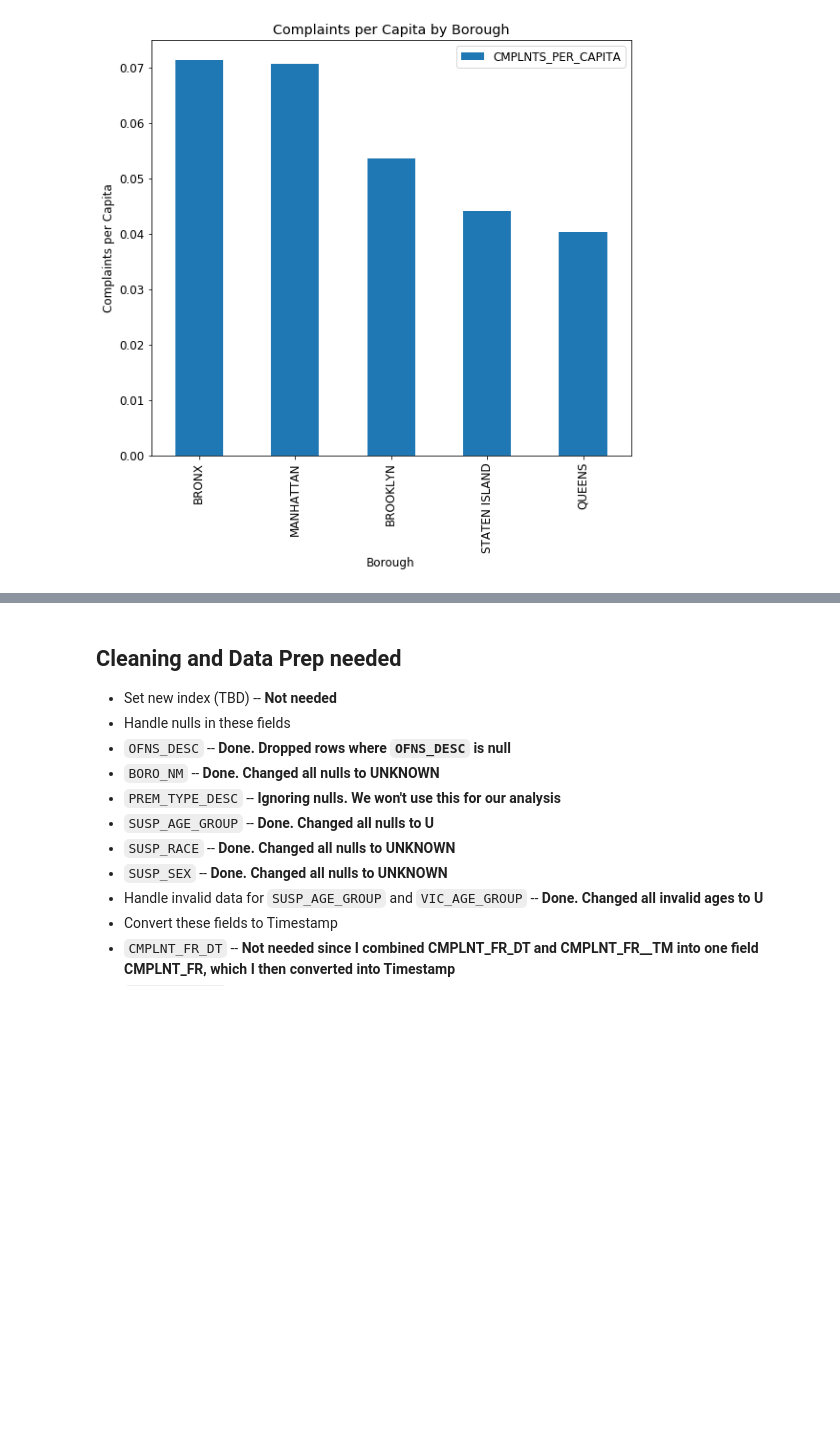
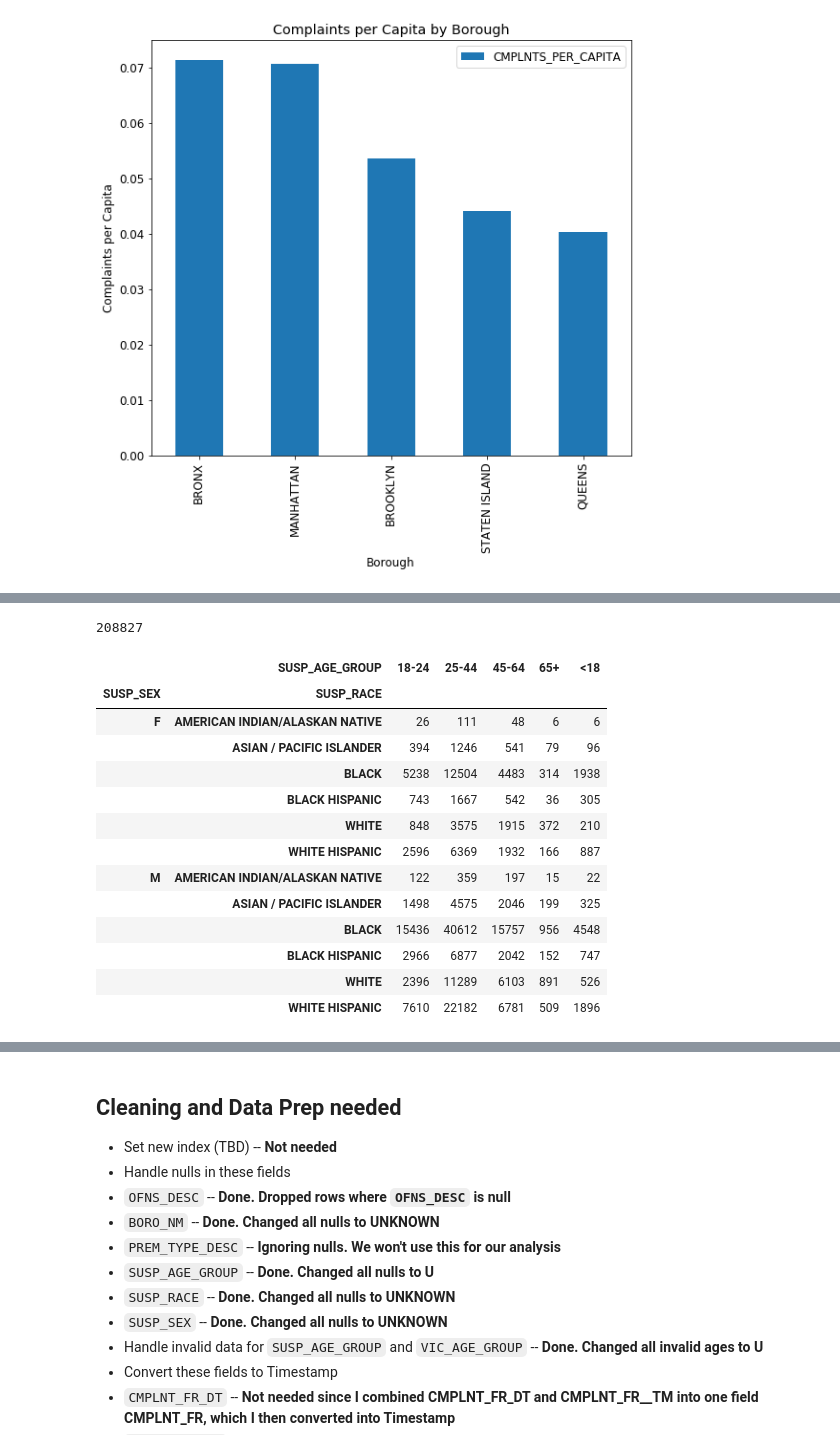
Before and after one commit to gpaet05/nypd-complaints, a Jupyter notebook: eda.ipynb, the cells around one changed output, grey strips where cells are left out. Cells and saved outputs as stored; diff of their text form; code cells hidden in the pictures; blank space fills up the shorter version.

```diff
--- a/eda.ipynb
+++ b/eda.ipynb
@@ -1251,0 +1289,4 @@ nypd.hist();
+# %%
+susp_demo = nypd[(nypd['SUSP_SEX'] != 'U') & \
+                 (nypd['SUSP_RACE'] != 'UNKNOWN') & \
+                 (nypd['SUSP_AGE_GROUP'] != 'UNKNOWN')].copy()
@@ -1251,0 +1299,5 @@ nypd.hist();
+# %%
+susp_grouped_demo = susp_demo.groupby(['SUSP_SEX', \
+                                       'SUSP_RACE', \
+                                       'SUSP_AGE_GROUP']). \
+                                        CMPLNT_NUM.count()
@@ -1251,0 +1320,28 @@ nypd.hist();
+# %%
+susp_grouped_demo.sum()
+# %% [output]
+208827
+# %%
+susp_grouped_demo = susp_grouped_demo.unstack()
+# %%
+def highlight_top_5(x):
+    color = 'red' if x > 12000 else 'black'
+    return 'color: %s' % color
+# %%
+susp_grouped_demo_styled = susp_grouped_demo.style.applymap(highlight_top_5)
+susp_grouped_demo_styled
+# %% [output]
+|  | SUSP_AGE_GROUP | 18-24 | 25-44 | 45-64 | 65+ | <18 |
+| SUSP_SEX | SUSP_RACE |  |  |  |  |  |
+| F | AMERICAN INDIAN/ALASKAN NATIVE | 26 | 111 | 48 | 6 | 6 |
+|  | ASIAN / PACIFIC ISLANDER | 394 | 1246 | 541 | 79 | 96 |
+|  | BLACK | 5238 | 12504 | 4483 | 314 | 1938 |
+|  | BLACK HISPANIC | 743 | 1667 | 542 | 36 | 305 |
+|  | WHITE | 848 | 3575 | 1915 | 372 | 210 |
+|  | WHITE HISPANIC | 2596 | 6369 | 1932 | 166 | 887 |
+| M | AMERICAN INDIAN/ALASKAN NATIVE | 122 | 359 | 197 | 15 | 22 |
+|  | ASIAN / PACIFIC ISLANDER | 1498 | 4575 | 2046 | 199 | 325 |
+|  | BLACK | 15436 | 40612 | 15757 | 956 | 4548 |
+|  | BLACK HISPANIC | 2966 | 6877 | 2042 | 152 | 747 |
+|  | WHITE | 2396 | 11289 | 6103 | 891 | 526 |
+|  | WHITE HISPANIC | 7610 | 22182 | 6781 | 509 | 1896 |
```
Also changed, not shown: parts of 31 cells of this notebook.
